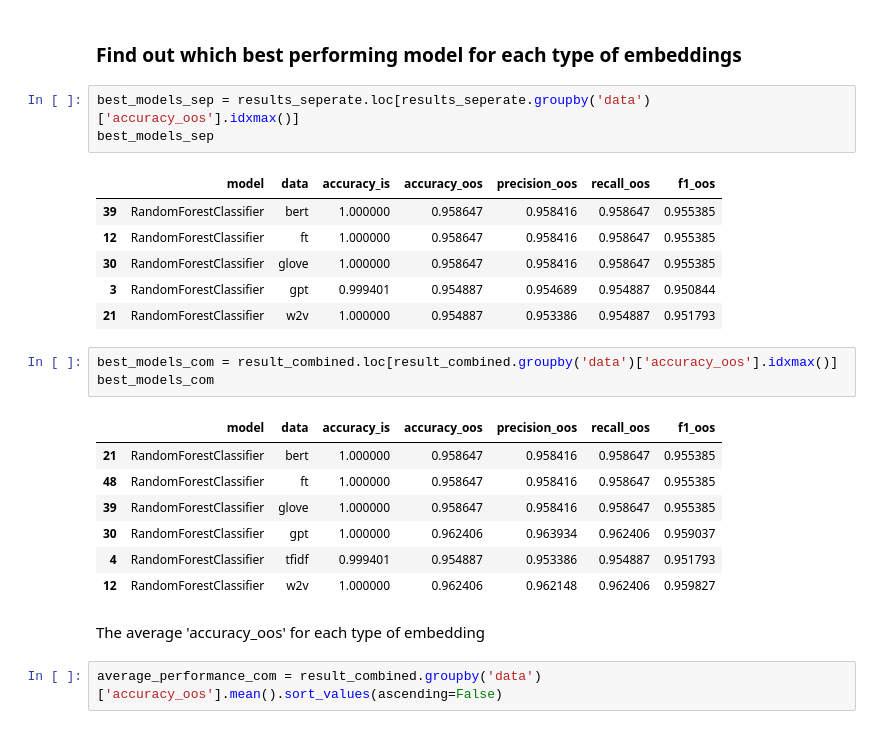
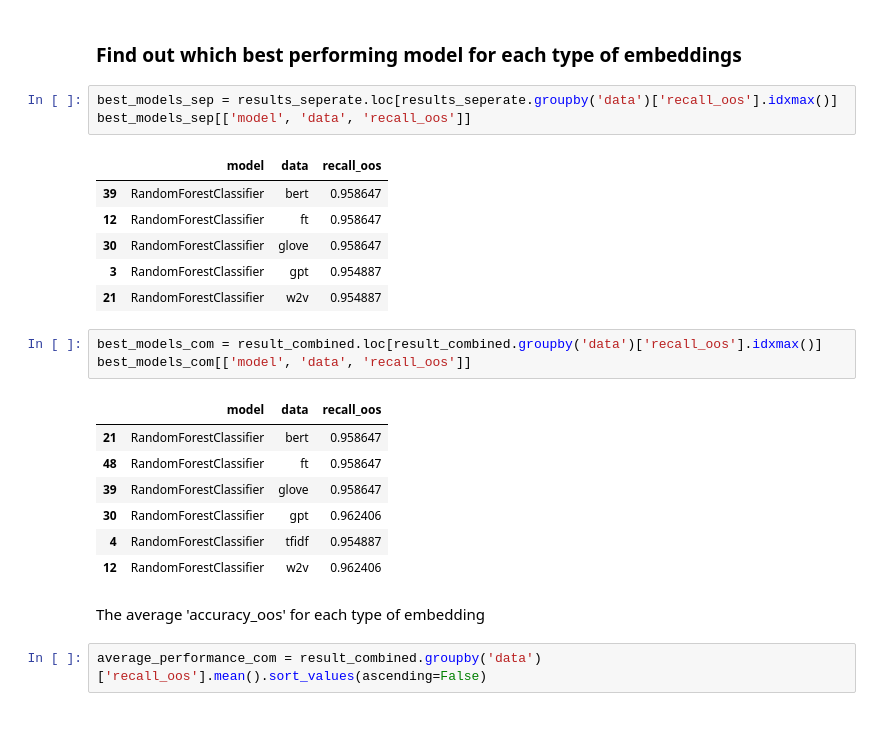
Before and after one commit to patrickahrend/TUM-NLP-Praktikum, a Jupyter notebook: notebooks/comparing_results.ipynb, the cells around one changed output. Cells and saved outputs as stored; diff of their text form.

Commit message:
change to recall analysis

```diff
--- a/notebooks/comparing_results.ipynb
+++ b/notebooks/comparing_results.ipynb
@@ -52,30 +52,30 @@ results_seperate
 # %% [markdown]
 ### Find out which best performing model for each type of embeddings
 # %%
-best_models_sep = results_seperate.loc[results_seperate.groupby('data')['accuracy_oos'].idxmax()]
-best_models_sep
+best_models_sep = results_seperate.loc[results_seperate.groupby('data')['recall_oos'].idxmax()]
+best_models_sep[['model', 'data', 'recall_oos']]
 # %% [output]
-|  | model | data | accuracy_is | accuracy_oos | precision_oos | recall_oos | f1_oos |
-| 39 | RandomForestClassifier | bert | 1.000000 | 0.958647 | 0.958416 | 0.958647 | 0.955385 |
-| 12 | RandomForestClassifier | ft | 1.000000 | 0.958647 | 0.958416 | 0.958647 | 0.955385 |
-| 30 | RandomForestClassifier | glove | 1.000000 | 0.958647 | 0.958416 | 0.958647 | 0.955385 |
-| 3 | RandomForestClassifier | gpt | 0.999401 | 0.954887 | 0.954689 | 0.954887 | 0.950844 |
-| 21 | RandomForestClassifier | w2v | 1.000000 | 0.954887 | 0.953386 | 0.954887 | 0.951793 |
+|  | model | data | recall_oos |
+| 39 | RandomForestClassifier | bert | 0.958647 |
+| 12 | RandomForestClassifier | ft | 0.958647 |
+| 30 | RandomForestClassifier | glove | 0.958647 |
+| 3 | RandomForestClassifier | gpt | 0.954887 |
+| 21 | RandomForestClassifier | w2v | 0.954887 |
 # %%
-best_models_com = result_combined.loc[result_combined.groupby('data')['accuracy_oos'].idxmax()]
-best_models_com
+best_models_com = result_combined.loc[result_combined.groupby('data')['recall_oos'].idxmax()]
+best_models_com[['model', 'data', 'recall_oos']]
 # %% [output]
-|  | model | data | accuracy_is | accuracy_oos | precision_oos | recall_oos | f1_oos |
-| 21 | RandomForestClassifier | bert | 1.000000 | 0.958647 | 0.958416 | 0.958647 | 0.955385 |
-| 48 | RandomForestClassifier | ft | 1.000000 | 0.958647 | 0.958416 | 0.958647 | 0.955385 |
-| 39 | RandomForestClassifier | glove | 1.000000 | 0.958647 | 0.958416 | 0.958647 | 0.955385 |
-| 30 | RandomForestClassifier | gpt | 1.000000 | 0.962406 | 0.963934 | 0.962406 | 0.959037 |
-| 4 | RandomForestClassifier | tfidf | 0.999401 | 0.954887 | 0.953386 | 0.954887 | 0.951793 |
-| 12 | RandomForestClassifier | w2v | 1.000000 | 0.962406 | 0.962148 | 0.962406 | 0.959827 |
+|  | model | data | recall_oos |
+| 21 | RandomForestClassifier | bert | 0.958647 |
+| 48 | RandomForestClassifier | ft | 0.958647 |
+| 39 | RandomForestClassifier | glove | 0.958647 |
+| 30 | RandomForestClassifier | gpt | 0.962406 |
+| 4 | RandomForestClassifier | tfidf | 0.954887 |
+| 12 | RandomForestClassifier | w2v | 0.962406 |
 # %% [markdown]
 The average 'accuracy_oos' for each type of embedding
 # %%
-average_performance_com = result_combined.groupby('data')['accuracy_oos'].mean().sort_values(ascending=False)
+average_performance_com = result_combined.groupby('data')['recall_oos'].mean().sort_values(ascending=False)
 # %%
 print("\nAverage out-of-sample accuracy for each type of embedding on combined dataset:")
 print(average_performance_com)
```
Also changed, not shown: parts of 3 cells of this notebook.
